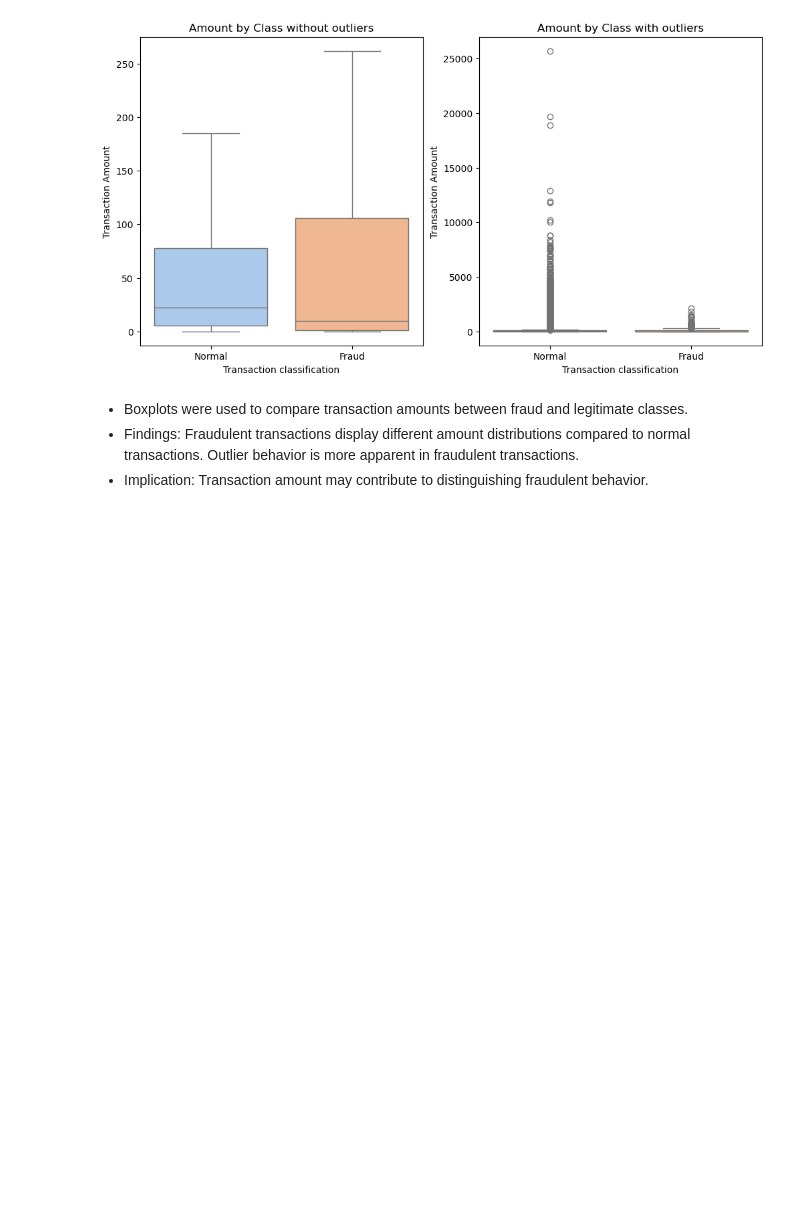
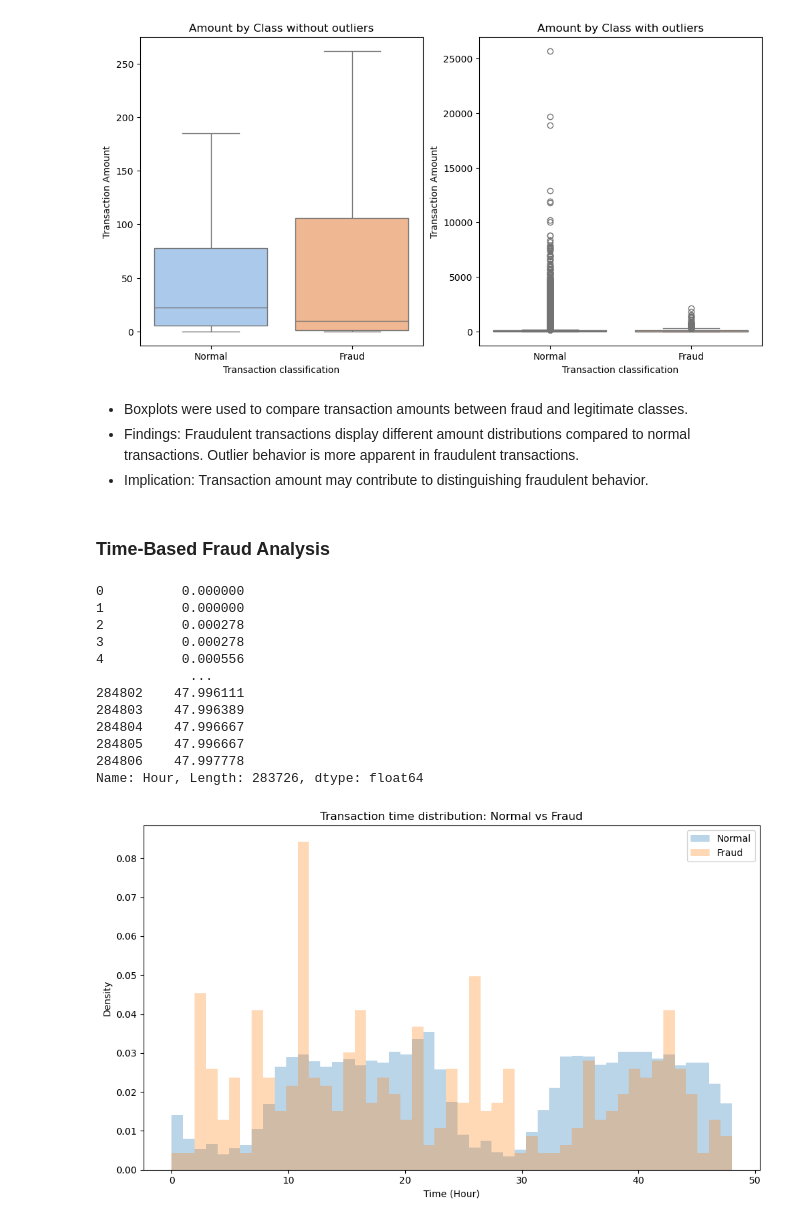
Before and after one commit to tranngonguyettu/Fraud_Detection, a Jupyter notebook: fraud_detection.ipynb, the cells around one changed output. Drawn from its saved outputs; the diff is of its cells as text; code cells hidden in the pictures; blank space fills up the shorter version.

```diff
--- a/fraud_detection.ipynb
+++ b/fraud_detection.ipynb
@@ -231,3 +231,48 @@ plt.show()
 - Boxplots were used to compare transaction amounts between fraud and legitimate classes.
 - Findings: Fraudulent transactions display different amount distributions compared to normal transactions. Outlier behavior is more apparent in fraudulent transactions.
 - Implication: Transaction amount may contribute to distinguishing fraudulent behavior.
+# %% [markdown]
+### Time-Based Fraud Analysis
+# %%
+data['Hour'] = data['Time']/3600
+print(data['Hour'])
+
+normal_time = data[data['Class']==0]['Hour']
+fraud_time = data[data['Class']==1]['Hour']
+
+bins = np.linspace(data['Hour'].min(), data['Hour'].max(),50)
+plt.figure(figsize=(10,6))
+plt.hist(
+    normal_time,
+    bins = bins,
+    density=True,
+    alpha =0.3,
+    label="Normal"
+)
+plt.hist(
+    fraud_time,
+    bins = bins,
+    density=True,
+    alpha=0.3,
+    label="Fraud"
+)
+plt.xlabel("Time (Hour)")
+plt.ylabel("Density")
+plt.title("Transaction time distribution: Normal vs Fraud")
+plt.legend()
+plt.tight_layout()
+plt.show()
+# %% [output]
+0          0.000000
+1          0.000000
+2          0.000278
+3          0.000278
+4          0.000556
+            ...
+284802    47.996111
+284803    47.996389
+284804    47.996667
+284805    47.996667
+284806    47.997778
+Name: Hour, Length: 283726, dtype: float64
+[figure, added]
```
Also changed, not shown: parts of 20 cells of this notebook.
